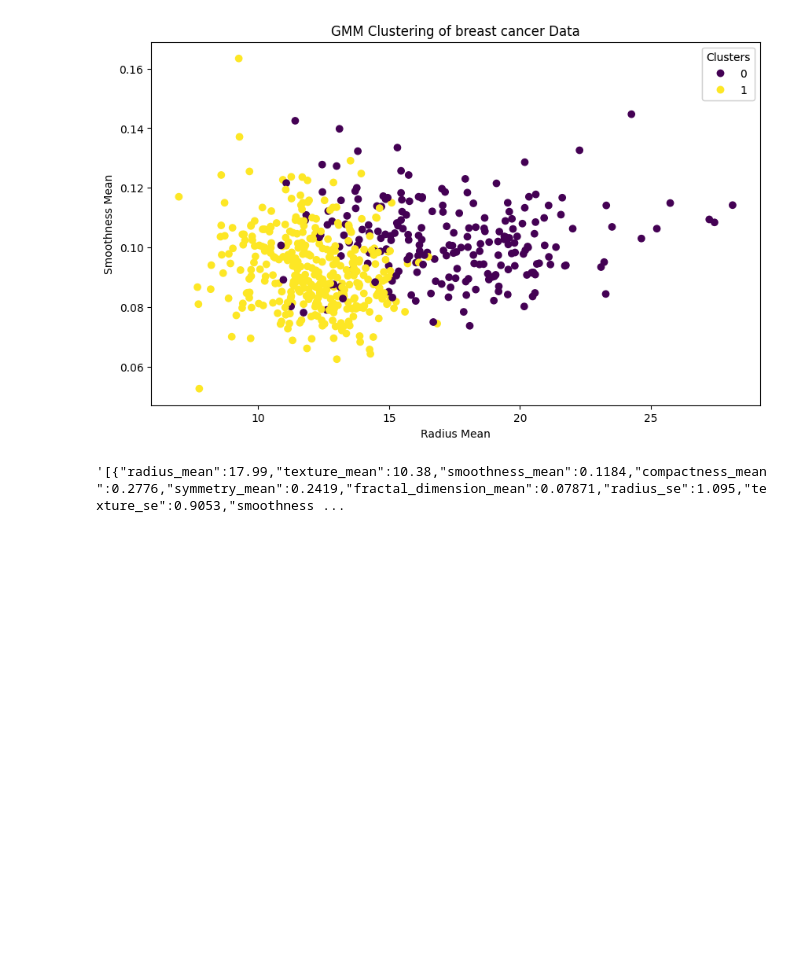
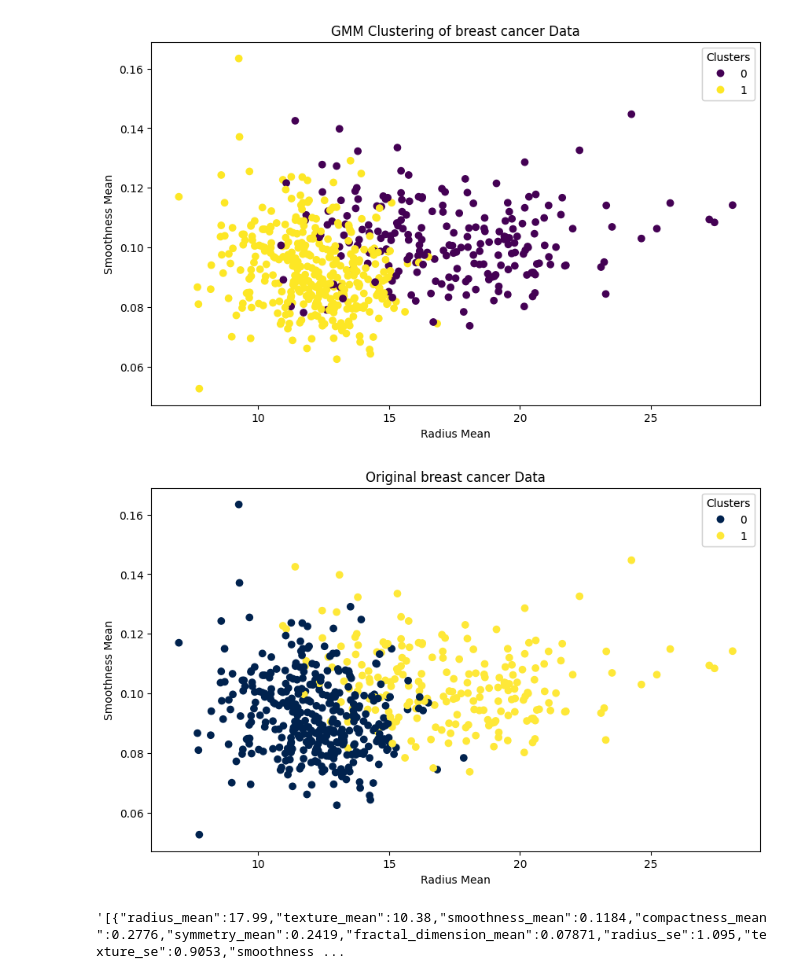
Before and after one commit to Heitorsaulo/Cluster_classification, a Jupyter notebook: Cleaning_dataset.ipynb, the cells around one changed output. Saved outputs shown, nothing was run; the diff lists cells and outputs as text; code cells hidden in the pictures; blank space fills up the shorter version.

Commit message:
Adicionando classificação de cancer de mama com gmm e atualizando o notebook

```diff
--- a/Cleaning_dataset.ipynb
+++ b/Cleaning_dataset.ipynb
@@ -181,6 +180,20 @@ plt.gca().add_artist(legend1)
 plt.show()
 # %% [output]
 [figure]
+# %%
+plt.figure(figsize=(10, 6))
+scatter = plt.scatter(df['radius_mean'], df['smoothness_mean'], c=df['diagnosis'], cmap='cividis')
+
+plt.xlabel('Radius Mean')
+plt.ylabel('Smoothness Mean')
+plt.title('Original breast cancer Data')
+
+legend1 = plt.legend(*scatter.legend_elements(), title="Clusters")
+plt.gca().add_artist(legend1)
+
+plt.show()
+# %% [output]
+[figure, added]
 # %%
 cluster_0_json = cluster_0.to_json(orient='records')
 cluster_1_json = cluster_1.to_json(orient='records')
```
Also changed, not shown: parts of 11 cells of this notebook, 1 other file.
